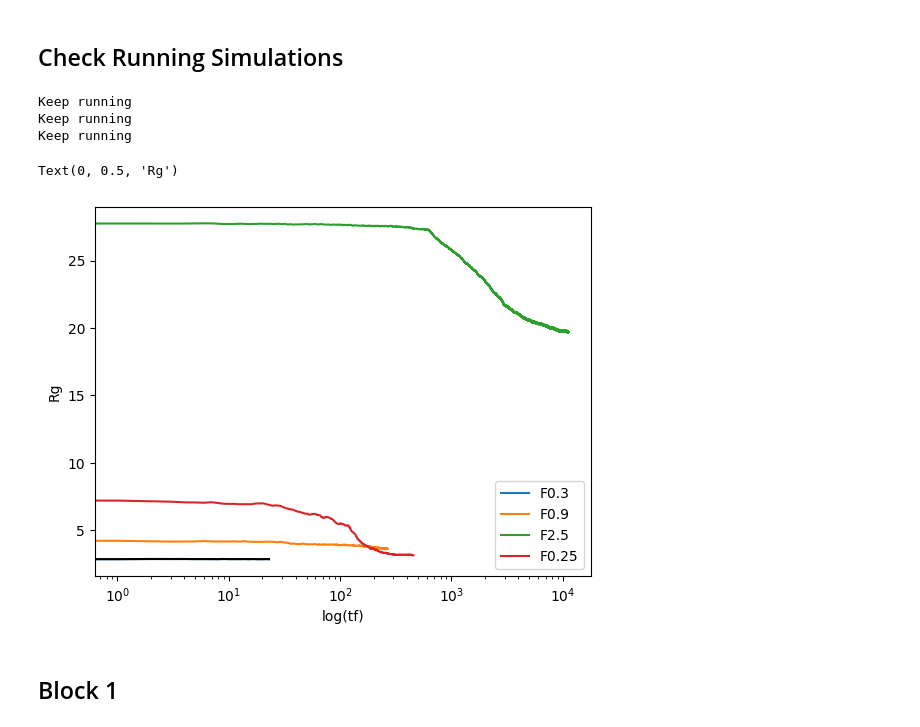
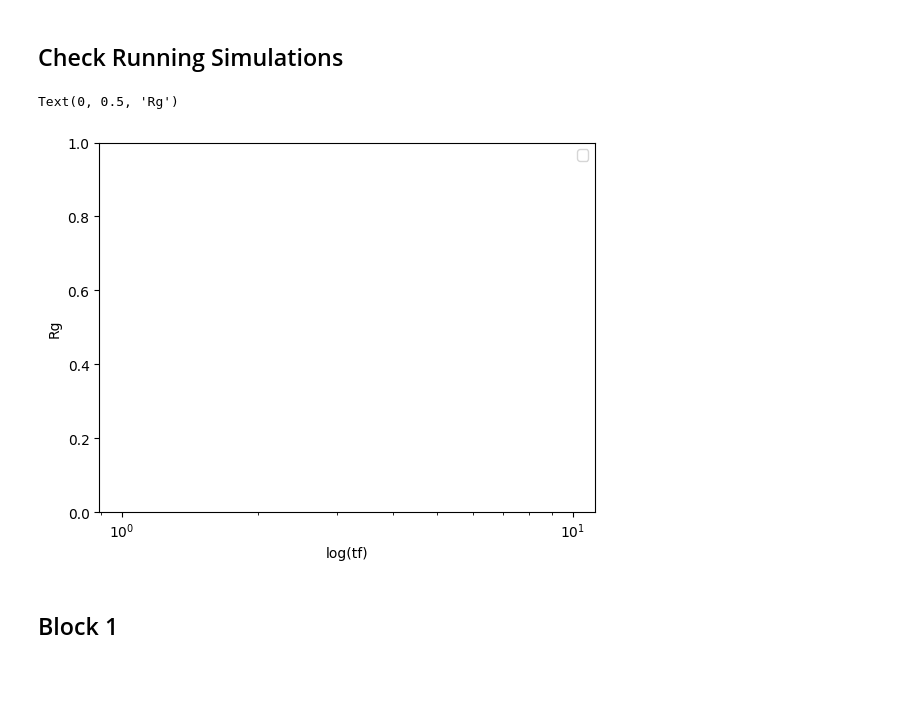
Before and after one commit to VagrantHyp/Code, a Jupyter notebook: CGT Build.ipynb, the cells around one changed output. Saved outputs shown, nothing was run; the diff lists cells and outputs as text; code cells hidden in the pictures; blank space fills up the shorter version.

```diff
--- a/CGT Build.ipynb
+++ b/CGT Build.ipynb
@@ -32,47 +32,37 @@ def findEquil(t, Rg):
         acf = result / result[0] #Normalized autocorrelation
 
         #Apply numerical integration
         positive_acf = acf[acf > 0]  # Ignore negative part to avoid integration errors
         tau_c = simpson(positive_acf, dx=1) #Correlation time
         t_scaled = t/tau_c
 
-        for i in range(len(t)-int(tau_c)//2):
+        for i in range(len(t)-int(tau_c)):
             res = stats.linregress(t_scaled[i:], Rg[i:])
             if res.pvalue >= cutoff:
                 return i
 
         print('Keep running')
         return len(t)
 
 path = [
-    #Block 5
-    '../block5/T0.1/force0.3/p9/sv.rc2.5N100T0.1p1',
-    '../block5/T0.3/force0.9/p2/sv.rc2.5N100T0.3p1',
-    #Block 10
-    '../block10/T0.1/force2.5/p2/sv.rc2.5N100T0.1p1',
-    '../block10/T0.3/force0.25/p2/sv.rc2.5N100T0.3p1',
     ]
-
-f = [0.3, 0.9, 2.5, 0.25]
+f = []
 
 for i in range(len(path)):
     t, Rg = RgParse(path[i])
     t = t-t[0]
     Rg = Rg.mean(axis = 1)
     eqT = findEquil(t, Rg)
     plt.plot(t, Rg, label = f'F{f[i]}')
     plt.plot(t[eqT:], Rg[eqT:], color = 'black')
 
 plt.legend()
 plt.xscale('log')
 plt.xlabel('log(tf)')
 plt.ylabel('Rg')
 # %% [output]
-Keep running
-Keep running
-Keep running
+Text(0, 0.5, 'Rg')
-Text(0, 0.5, 'Rg')
-[figure, old version]
+[figure, new version]
 # %% [markdown]
 ## Block 1
 # %%
```
Also changed, not shown: parts of 6 cells of this notebook, 2 other files.
